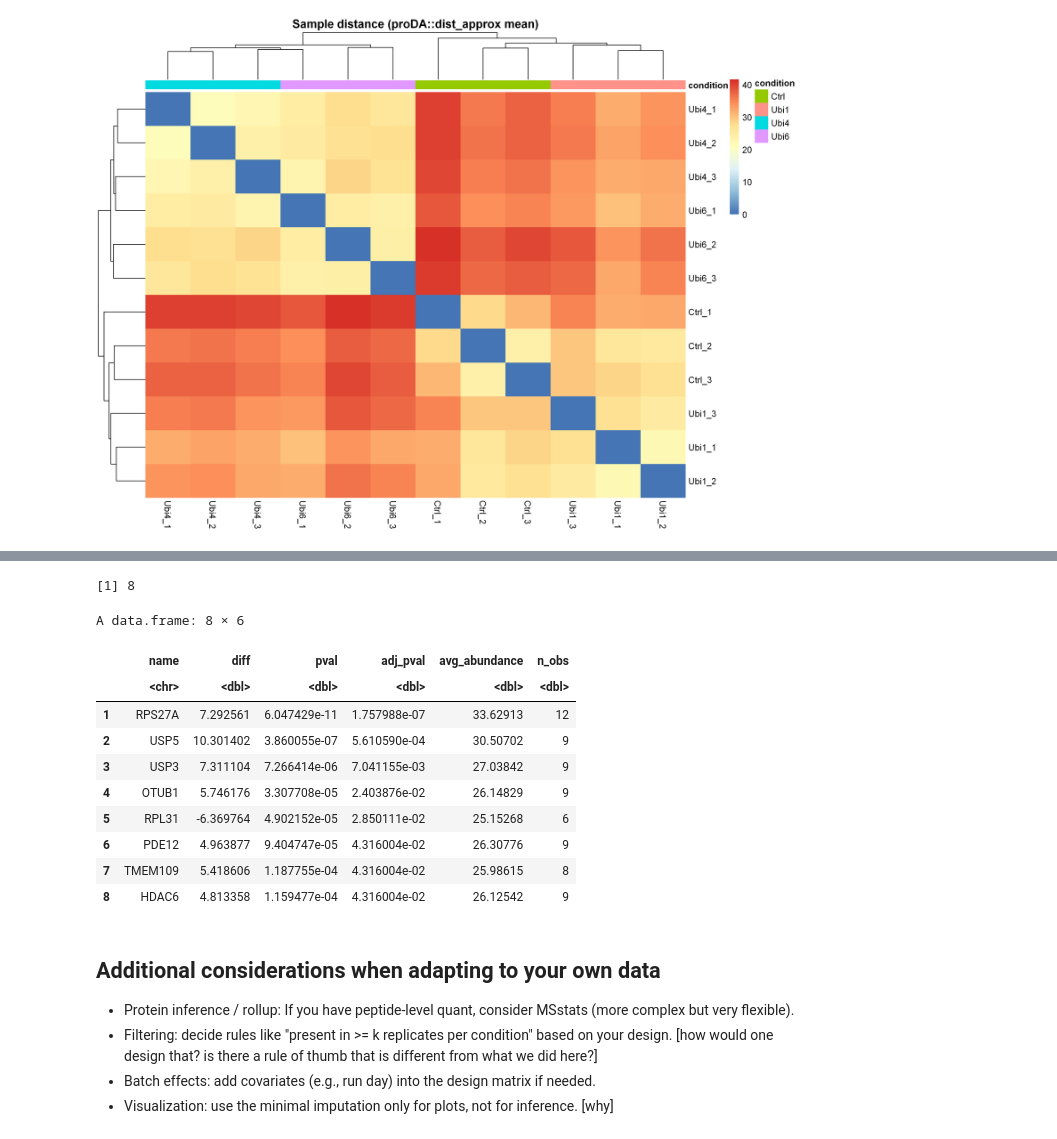
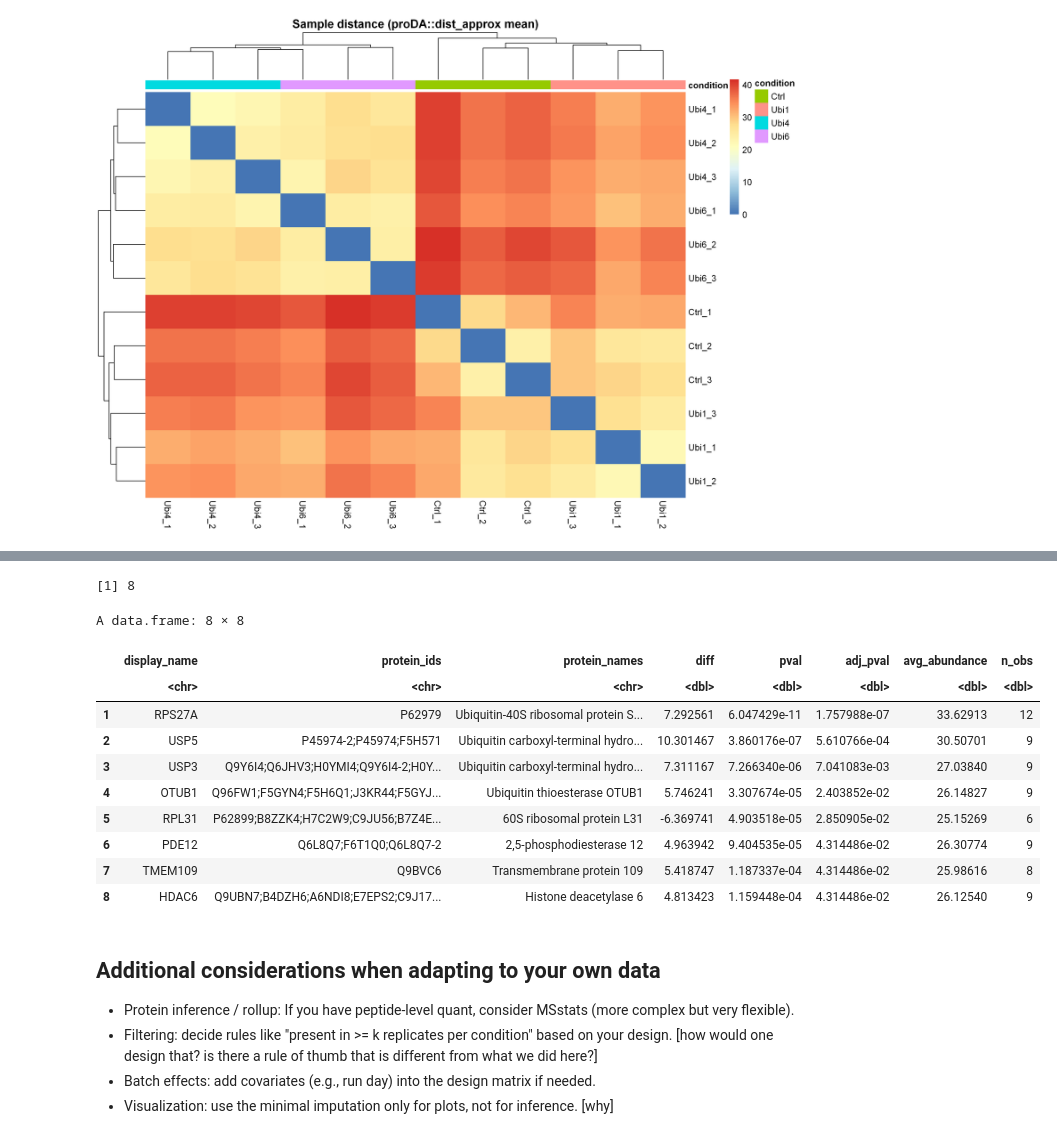
Before and after one commit to meshik/bioinformatics-code-hub, a Jupyter notebook: proteomics/differential_abundance/r.ipynb, the cells around one changed output, grey strips where cells are left out. Saved outputs shown, nothing was run; the diff lists cells and outputs as text; code cells hidden in the pictures.

```diff
--- a/proteomics/differential_abundance/r.ipynb
+++ b/proteomics/differential_abundance/r.ipynb
@@ -223,8 +280,31 @@ print(levels(samples$condition))
 fit <- proDA::proDA(lfq_mat, design = design)
 
 # Example: test the contrast of interest (Ubi1 vs Ctrl) and sort by adjusted p-value.
-res_1_vs_ctrl <- proDA::test_diff(fit, `Ubi1` - `Ctrl`, sort_by = "adj_pval")
-head(res_1_vs_ctrl)
+res_1_vs_ctrl <- proDA::test_diff(
+  fit,
+  `Ubi1` - `Ctrl`,
+  sort_by = "adj_pval"
+)
+
+res_1_vs_ctrl <- res_1_vs_ctrl %>%
+  dplyr::left_join(
+    protein_annotation,
+    by = c("name" = "feature_id")
+  )
+
+head(
+  res_1_vs_ctrl %>%
+    dplyr::select(
+      name,
+      display_name,
+      protein_ids,
+      diff,
+      pval,
+      adj_pval,
+      avg_abundance,
+      n_obs
+    )
+)
 # %% [output]
 [1] "Ctrl" "Ubi1" "Ubi4" "Ubi6"
 [1] "Ctrl" "Ubi1" "Ubi4" "Ubi6"
@@ -309,23 +398,34 @@ pheatmap::pheatmap(
 # %%
 ## Results table you can export
 sig <- res_1_vs_ctrl %>% filter(adj_pval < 0.05)
 nrow(sig)
-sig %>% select(name, diff, pval, adj_pval, avg_abundance, n_obs) %>% head(20)
+sig %>%
+  dplyr::select(
+    display_name,
+    protein_ids,
+    protein_names,
+    diff,
+    pval,
+    adj_pval,
+    avg_abundance,
+    n_obs
+  ) %>%
+  head(20)
 
 # write.csv(res_1_vs_ctrl, file.path(ds_dir, "results_ubi1_vs_ctrl_proDA.csv"), row.names = FALSE)
 # %% [output]
 [1] 8
-A data.frame: 8 × 6
+A data.frame: 8 × 8
-|  | name | diff | pval | adj_pval | avg_abundance | n_obs |
-|  | <chr> | <dbl> | <dbl> | <dbl> | <dbl> | <dbl> |
-| 1 | RPS27A | 7.292561 | 6.047429e-11 | 1.757988e-07 | 33.62913 | 12 |
-| 2 | USP5 | 10.301402 | 3.860055e-07 | 5.610590e-04 | 30.50702 | 9 |
-| 3 | USP3 | 7.311104 | 7.266414e-06 | 7.041155e-03 | 27.03842 | 9 |
-| 4 | OTUB1 | 5.746176 | 3.307708e-05 | 2.403876e-02 | 26.14829 | 9 |
-| 5 | RPL31 | -6.369764 | 4.902152e-05 | 2.850111e-02 | 25.15268 | 6 |
-| 6 | PDE12 | 4.963877 | 9.404747e-05 | 4.316004e-02 | 26.30776 | 9 |
-| 7 | TMEM109 | 5.418606 | 1.187755e-04 | 4.316004e-02 | 25.98615 | 8 |
-| 8 | HDAC6 | 4.813358 | 1.159477e-04 | 4.316004e-02 | 26.12542 | 9 |
+|  | display_name | protein_ids | protein_names | diff | pval | adj_pval | avg_abundance | n_obs |
+|  | <chr> | <chr> | <chr> | <dbl> | <dbl> | <dbl> | <dbl> | <dbl> |
+| 1 | RPS27A | P62979 | Ubiquitin-40S ribosomal protein S... | 7.292561 | 6.047429e-11 | 1.757988e-07 | 33.62913 | 12 |
+| 2 | USP5 | P45974-2;P45974;F5H571 | Ubiquitin carboxyl-terminal hydro... | 10.301467 | 3.860176e-07 | 5.610766e-04 | 30.50701 | 9 |
+| 3 | USP3 | Q9Y6I4;Q6JHV3;H0YMI4;Q9Y6I4-2;H0Y... | Ubiquitin carboxyl-terminal hydro... | 7.311167 | 7.266340e-06 | 7.041083e-03 | 27.03840 | 9 |
+| 4 | OTUB1 | Q96FW1;F5GYN4;F5H6Q1;J3KR44;F5GYJ... | Ubiquitin thioesterase OTUB1 | 5.746241 | 3.307674e-05 | 2.403852e-02 | 26.14827 | 9 |
+| 5 | RPL31 | P62899;B8ZZK4;H7C2W9;C9JU56;B7Z4E... | 60S ribosomal protein L31 | -6.369741 | 4.903518e-05 | 2.850905e-02 | 25.15269 | 6 |
+| 6 | PDE12 | Q6L8Q7;F6T1Q0;Q6L8Q7-2 | 2,5-phosphodiesterase 12 | 4.963942 | 9.404535e-05 | 4.314486e-02 | 26.30774 | 9 |
+| 7 | TMEM109 | Q9BVC6 | Transmembrane protein 109 | 5.418747 | 1.187337e-04 | 4.314486e-02 | 25.98616 | 8 |
+| 8 | HDAC6 | Q9UBN7;B4DZH6;A6NDI8;E7EPS2;C9J17... | Histone deacetylase 6 | 4.813423 | 1.159448e-04 | 4.314486e-02 | 26.12540 | 9 |
 # %% [markdown]
 ## Additional considerations when adapting to your own data
  - Protein inference / rollup: If you have peptide-level quant, consider MSstats (more complex but very flexible).
```
Also changed, not shown: parts of 7 cells of this notebook.
